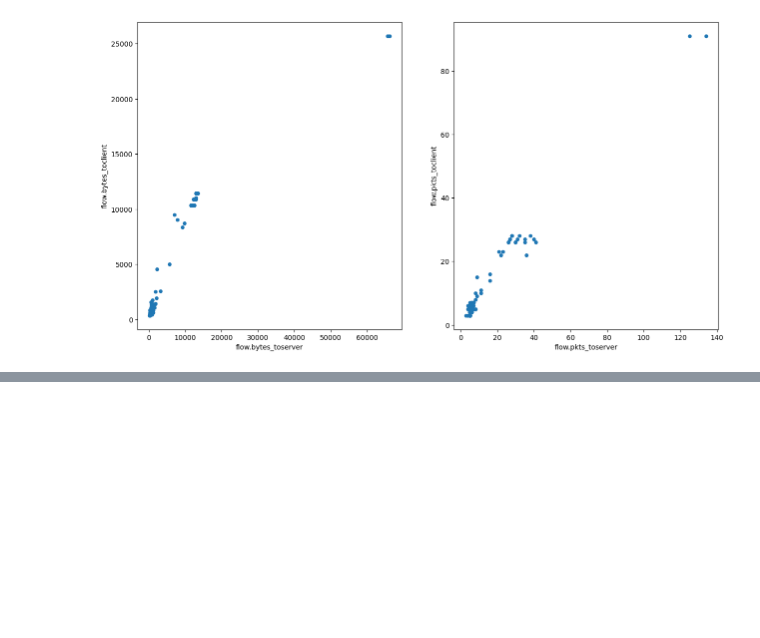
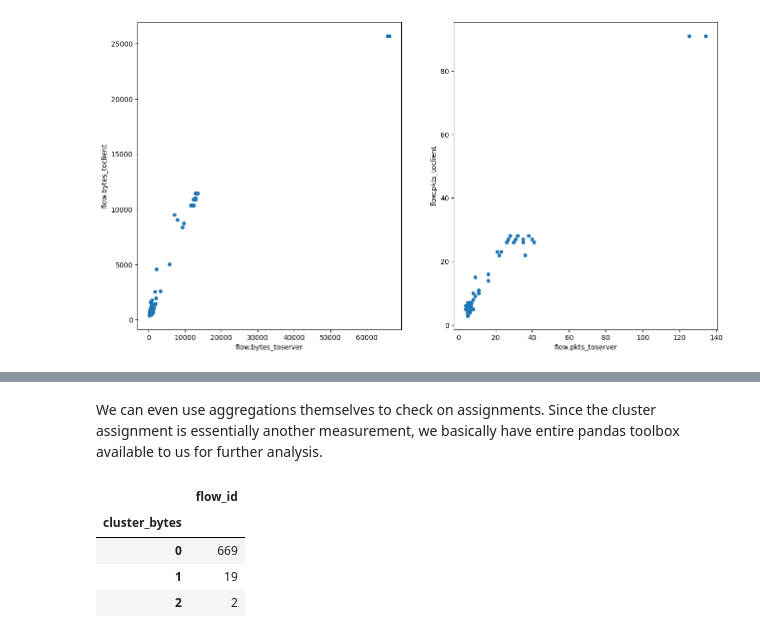
Before and after one commit to markuskont/suricata-analytics-1, a Jupyter notebook: jupyter/Notebooks/JupyterPlaybooksForSuricata.ipynb, the cells around one changed output, grey strips where cells are left out. Saved outputs shown, nothing was run; the diff lists cells and outputs as text; code cells hidden in the pictures; blank space fills up the shorter version.

```diff
--- a/jupyter/Notebooks/JupyterPlaybooksForSuricata.ipynb
+++ b/jupyter/Notebooks/JupyterPlaybooksForSuricata.ipynb
@@ -1146,2 +1155,12 @@ DF_FLOW["cluster_pkts"] = KMEANS.labels_
+# %% [markdown]
+We can even use aggregations themselves to check on assignments. Since the cluster assignment is essentially another measurement, we basically have entire pandas toolbox available to us for further analysis.
+# %%
+DF_FLOW.groupby("cluster_bytes").agg({"flow_id": "count"})
+# %% [output]
+|  | flow_id |
+| cluster_bytes |  |
+| 0 | 669 |
+| 1 | 19 |
+| 2 | 2 |
 # %%
 DF_FLOW.plot.scatter(x="flow.bytes_toserver", y="flow.bytes_toclient", c=DF_FLOW.cluster_bytes.map({0:'b', 1:'r', 2: 'g'}))
```
Also changed, not shown: parts of 47 cells of this notebook.
